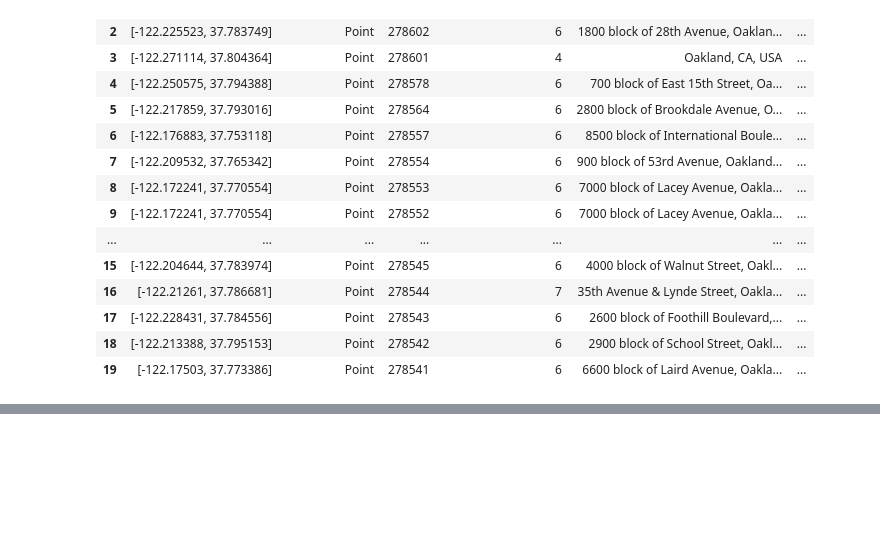
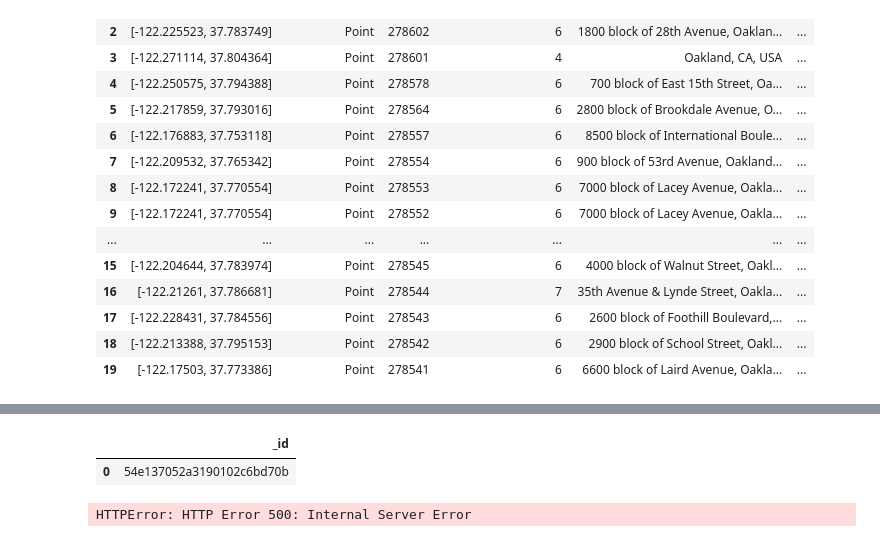
Before and after one commit to jawilliams3000/OaklandCrime, a Jupyter notebook: OaklandCrime.ipynb, the cells around one changed output, grey strips where cells are left out. Cells and saved outputs as stored; diff of their text form; code cells hidden in the pictures; blank space fills up the shorter version.

Commit message:
weather and crime analysis

```diff
--- a/OaklandCrime.ipynb
+++ b/OaklandCrime.ipynb
@@ -65,0 +48,4 @@ df.describe
+# %%
+# Insert data into MongoDB
+#
+event_ids = db.events.insert(data)
@@ -65,0 +110,6 @@ df.describe
+# %%
+pd.DataFrame(list(db.events.find(fields=['date_time', 'crime_type'])))
+pd.head()
+# %% [output]
+|  | _id |
+| 0 | 54e137052a3190102c6bd70b |
@@ -65,0 +118,19 @@ df.describe
+# %%
+# http://www.ncdc.noaa.gov/cdo-web/webservices/v2#gettingStarted
+
+# http://www.ncdc.noaa.gov/cdo-web/api/v2/{endpoint}
+
+import urllib
+import urllib2
+
+url = 'http://www.ncdc.noaa.gov/cdo-web/api/v2/datasets'
+user_agent = 'Mozilla/4.0 (compatible; MSIE 5.5; Windows NT)'
+values = {'limit' : 50}
+headers = { 'token' : 'QjQsVNXKVEdrkqxqaZslBBmoMeeDVDpU' }
+
+data = urllib.urlencode(values)
+req = urllib2.Request(url, data, headers)
+response = urllib2.urlopen(req)
+the_page = response.read()
+# %% [output]
+HTTPError: HTTP Error 500: Internal Server Error
```
Also changed, not shown: parts of 10 cells of this notebook, 10 other files.
